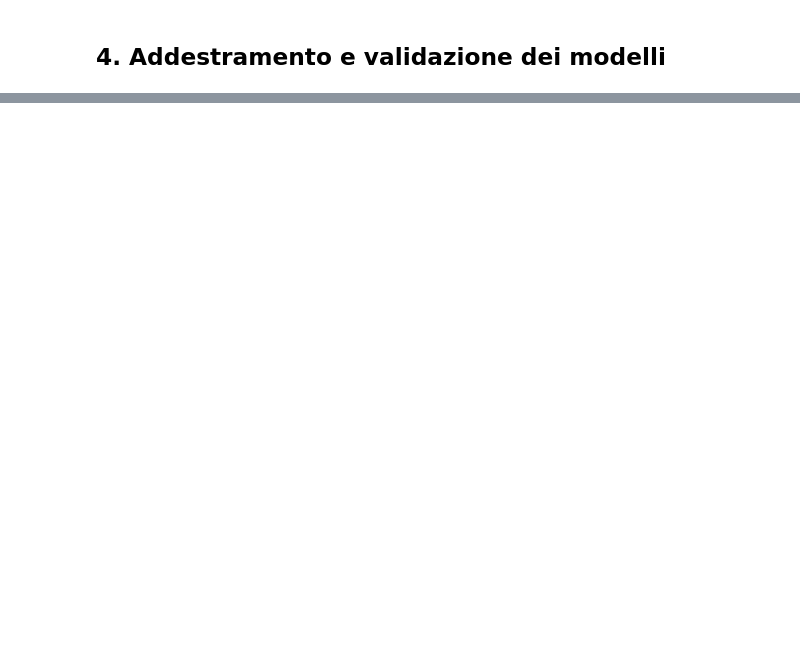
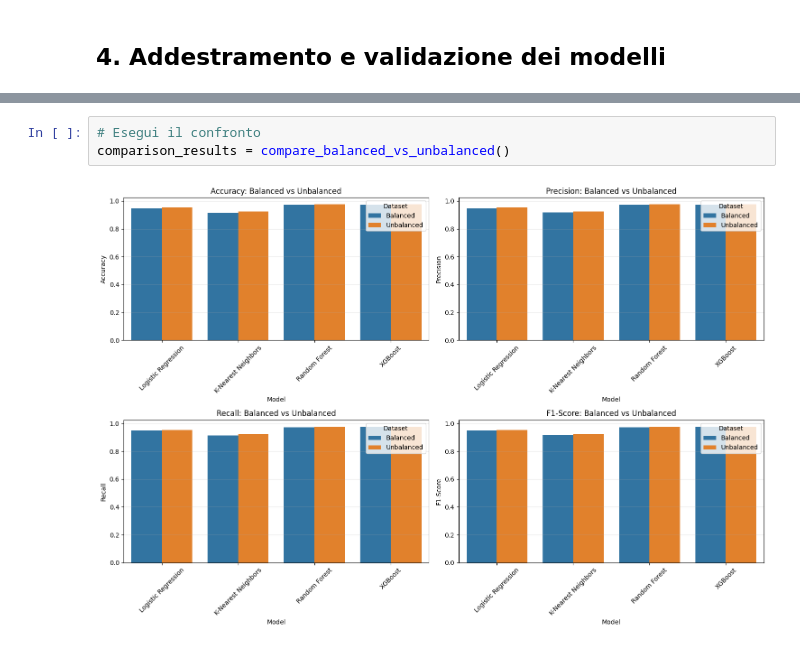
Before and after one commit to Dear-Luca/stellar-classification, a Jupyter notebook: classification.ipynb, the cells around one changed output, grey strips where cells are left out. Drawn from its saved outputs; the diff is of its cells as text; blank space fills up the shorter version.

```diff
--- a/classification.ipynb
+++ b/classification.ipynb
@@ -736,0 +958,5 @@ Importanza delle features:
+# %%
+# Esegui il confronto
+comparison_results = compare_balanced_vs_unbalanced()
+# %% [output]
+[figure, added]
```
Also changed, not shown: parts of 90 cells of this notebook.
